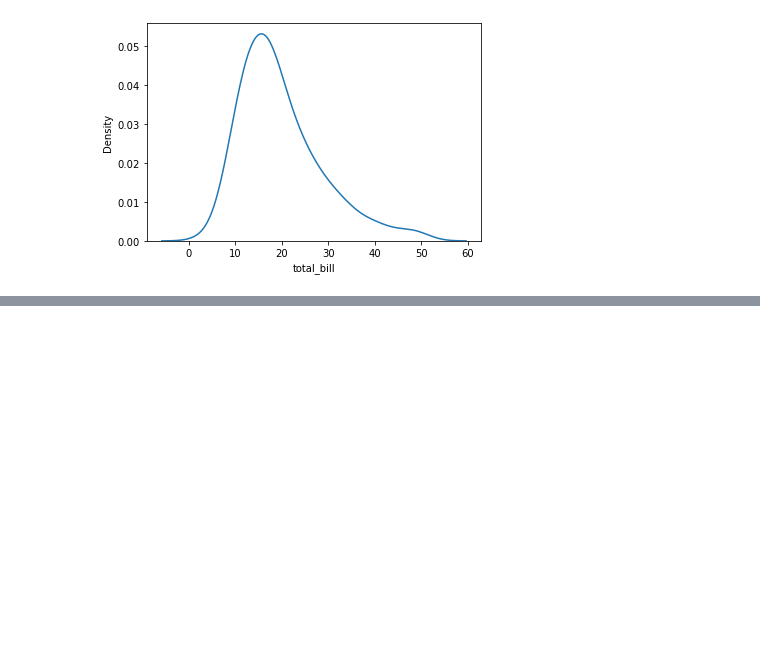
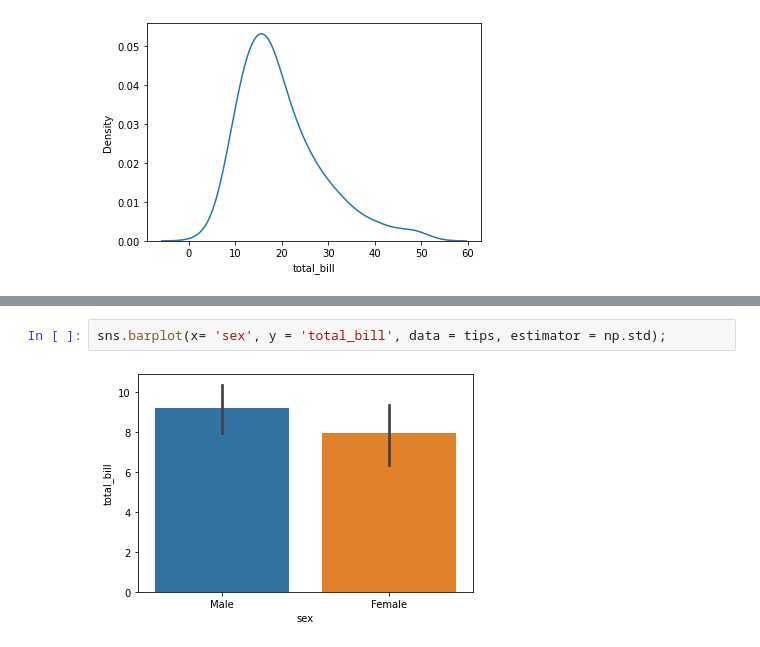
Before and after one commit to GKPSingh/M2D18, a Jupyter notebook: Learning SeaBorn.ipynb, the cells around one changed output, grey strips where cells are left out. Saved outputs shown, nothing was run; the diff lists cells and outputs as text; blank space fills up the shorter version.

```diff
--- a/Learning SeaBorn.ipynb
+++ b/Learning SeaBorn.ipynb
@@ -80,0 +96,4 @@ sns.kdeplot(tips['total_bill']);
+# %%
+sns.barplot(x= 'sex', y = 'total_bill', data = tips, estimator = np.std);
+# %% [output]
+[figure, added]
```
Also changed, not shown: parts of 15 cells of this notebook.
